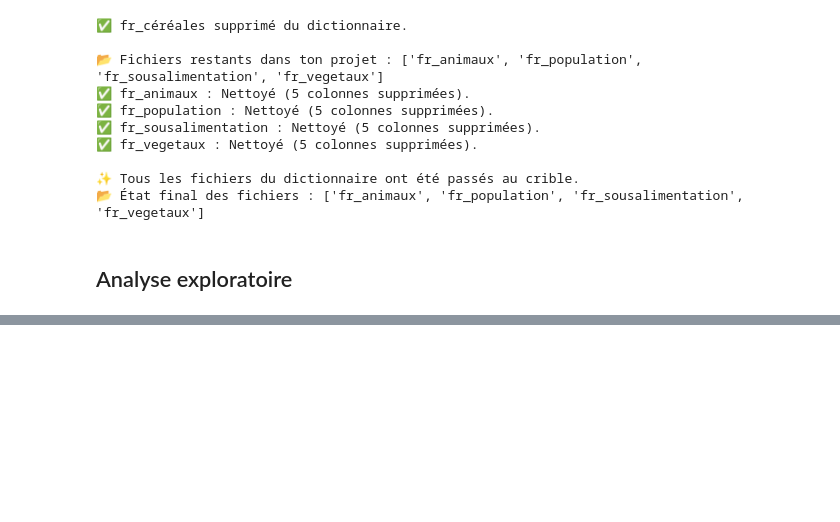
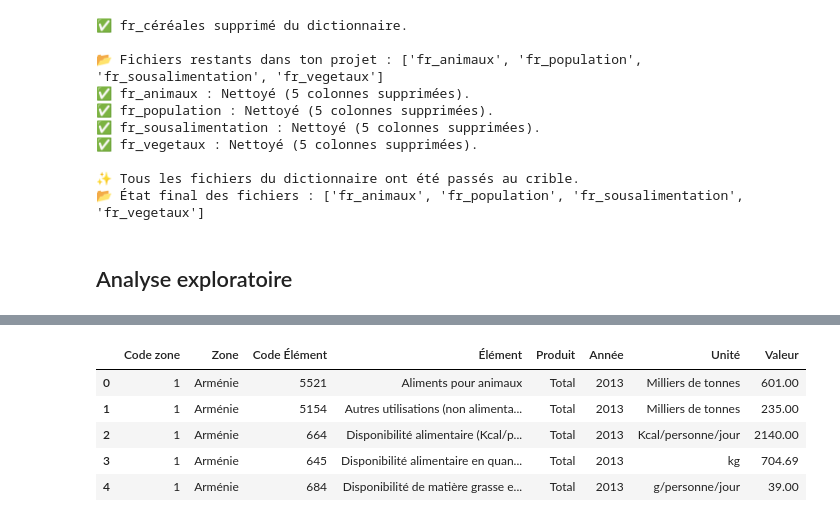
Before and after one commit to SIMPLON-DIST-Data-Analyst-211541/FAO_Analysis_Johan, a Jupyter notebook: src/notebook.ipynb, the cells around one changed output, grey strips where cells are left out. Cells and saved outputs as stored; diff of their text form; code cells hidden in the pictures; blank space fills up the shorter version.

```diff
--- a/src/notebook.ipynb
+++ b/src/notebook.ipynb
@@ -1088,0 +1092,92 @@ print(f"📂 État final des fichiers : {list(all_dataframes.keys())}")
+# %%
+# Création d'une fonction pour aggréger les données et retourner les nouveaux DataFrames
+def create_aggregated_dataframe(df, df_name):
+    """
+    Crée un DataFrame agrégé à partir d'un DataFrame existant.
+
+    Args:
+        df: DataFrame à agréger
+        df_name: Nom du DataFrame (pour affichage)
+
+    Returns:
+        DataFrame agrégé
+    """
+    import pandas as pd
+
+    print(f"🔍 Création de DataFrame agrégé pour {df_name}...")
+
+    # Vérification que les colonnes nécessaires existent
+    required_cols = ['Code zone', 'Élément', 'Valeur', 'Produit', 'Unité']
+    if not all(col in df.columns for col in required_cols):
+        print(f"❌ Colonnes manquantes dans {df_name}. Colonnes requises : {required_cols}")
+        return df
+
+    # Affichage des statistiques avant aggrégation
+    print(f"   Données originales : {len(df)} lignes")
+
+    # Création d'un nouveau DataFrame avec les agrégations
+    # Grouper par Code zone et Élément, sommer les Valeurs
+    # Pour Unité, on prend la première valeur (la plus représentative) pour chaque groupe
+    aggregated_df = df.groupby(['Code zone', 'Élément'], as_index=False).agg({
+        'Valeur': 'sum',
+        'Produit': 'first',  # On garde le premier produit (sera 'Total' après)
+        'Unité': 'first'     # On garde la première unité pour chaque groupe
+    })
+
+    # Remplacer tous les produits par 'Total'
+    aggregated_df['Produit'] = 'Total'
+
+    # Conserver les colonnes originales nécessaires
+    # Ajouter les colonnes qui n'existaient pas dans le groupby mais qui sont dans l'original
+    original_columns = df.columns.tolist()
+
+    # Pour chaque colonne de l'original, si elle n'existe pas dans le nouveau df, on la remplit
+    for col in original_columns:
+        if col not in aggregated_df.columns and col != 'Code Produit':
+            if col == 'Zone':
+                # Récupérer les zones correspondantes à partir des Code zone
+                zone_mapping = df[['Code zone', 'Zone']].drop_duplicates()
+                aggregated_df = aggregated_df.merge(zone_mapping, on='Code zone', how='left')
+            elif col == 'Code Élément':
+                # Pour Code Élément, on peut garder la première valeur ou générer une nouvelle valeur
+                # Ici, on garde la première valeur pour chaque groupe
+                code_element_mapping = df.groupby(['Code zone', 'Élément'])['Code Élément'].first().reset_index()
+                aggregated_df = aggregated_df.merge(code_element_mapping, on=['Code zone', 'Élément'], how='left')
+            elif col == 'Année':
+                # Pour Année, garder la première valeur
+                année_mapping = df.groupby(['Code zone', 'Élément'])['Année'].first().reset_index()
+                aggregated_df = aggregated_df.merge(année_mapping, on=['Code zone', 'Élément'], how='left')
+            else:
+                # Pour les autres colonnes, on garde la première valeur
+                mapping = df.groupby(['Code zone', 'Élément'])[col].first().reset_index()
+                aggregated_df = aggregated_df.merge(mapping, on=['Code zone', 'Élément'], how='left')
+
+    # Supprimer la colonne 'Code Produit' qui n'est plus pertinente
+    if 'Code Produit' in aggregated_df.columns:
+        aggregated_df = aggregated_df.drop('Code Produit', axis=1)
+
+    # Réorganiser les colonnes pour garder la même structure que l'original
+    existing_cols = [col for col in original_columns if col != 'Code Produit' and col in aggregated_df.columns]
+    aggregated_df = aggregated_df[existing_cols]
+
+    print(f"   ✅ DataFrame agrégé créé : {aggregated_df.shape}")
+    print(f"   ✅ Colonnes : {list(aggregated_df.columns)}")
+
+    return aggregated_df
+
+# Création des DataFrames agrégés
+print("📊 Création des DataFrames agrégés")
+print("=" * 50)
+
+# Agrégation de fr_vegetaux
+if 'fr_vegetaux' in all_dataframes:
+    aggregated_vegetaux = create_aggregated_dataframe(all_dataframes['fr_vegetaux'], 'fr_vegetaux')
+    print("\n📋 Aperçu du DataFrame agrégé fr_vegetaux :")
+    display(aggregated_vegetaux.head())
+
+# Agrégation de fr_animaux
+if 'fr_animaux' in all_dataframes:
+    aggregated_animaux = create_aggregated_dataframe(all_dataframes['fr_animaux'], 'fr_animaux')
+    print("\n📋 Aperçu du DataFrame agrégé fr_animaux :")
+    display(aggregated_animaux.head())
+# %% [output]
@@ -1088,0 +1192,6 @@ print(f"📂 État final des fichiers : {list(all_dataframes.keys())}")
+|  | Code zone | Zone | Code Élément | Élément | Produit | Année | Unité | Valeur |
+| 0 | 1 | Arménie | 5521 | Aliments pour animaux | Total | 2013 | Milliers de tonnes | 601.00 |
+| 1 | 1 | Arménie | 5154 | Autres utilisations (non alimenta... | Total | 2013 | Milliers de tonnes | 235.00 |
+| 2 | 1 | Arménie | 664 | Disponibilité alimentaire (Kcal/p... | Total | 2013 | Kcal/personne/jour | 2140.00 |
+| 3 | 1 | Arménie | 645 | Disponibilité alimentaire en quan... | Total | 2013 | kg | 704.69 |
+| 4 | 1 | Arménie | 684 | Disponibilité de matière grasse e... | Total | 2013 | g/personne/jour | 39.00 |
```
Also changed, not shown: parts of 3 cells of this notebook.
